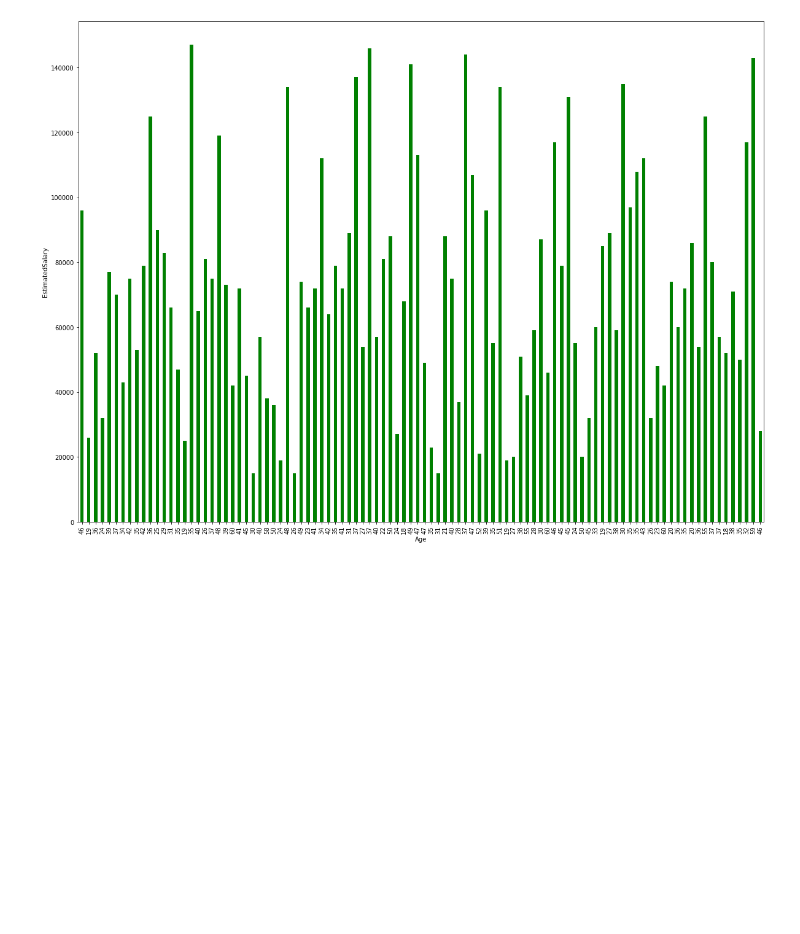
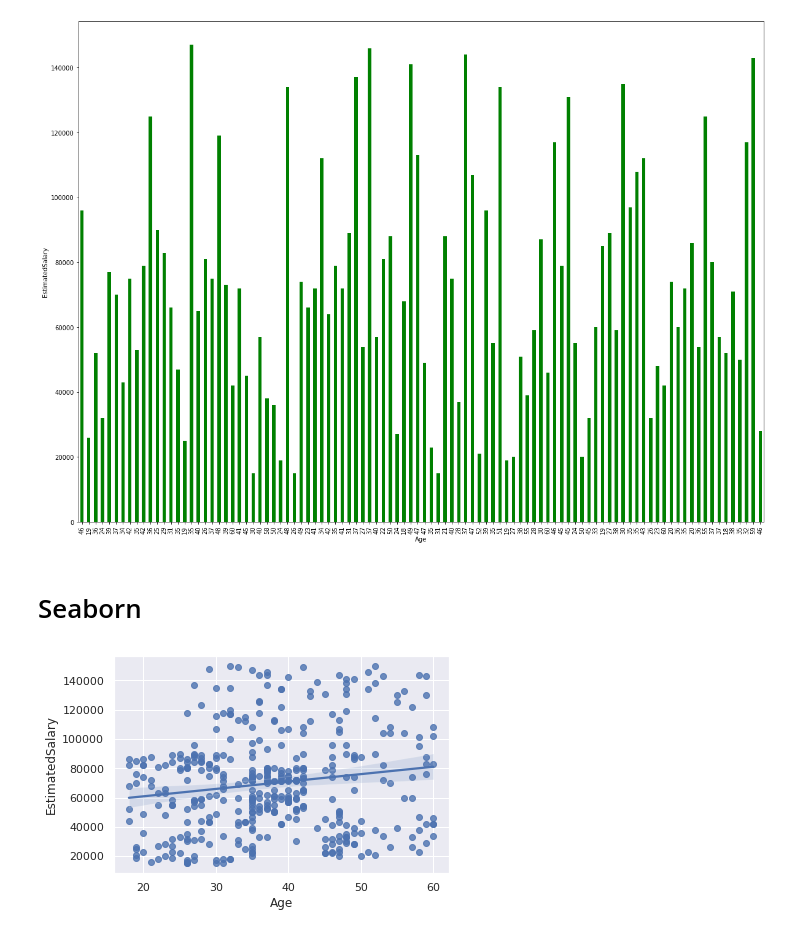
Before and after one commit to Minhaz78/Machine-Learning-Practice, a Jupyter notebook: Practice.ipynb, the cells around one changed output. Saved outputs shown, nothing was run; the diff lists cells and outputs as text; code cells hidden in the pictures; blank space fills up the shorter version.

Commit message:
Seaborn included

```diff
--- a/Practice.ipynb
+++ b/Practice.ipynb
@@ -139,3 +139,15 @@ X_test.set_index('Age')["EstimatedSalary"].plot.bar(
 # %% [output]
 <matplotlib.axes._subplots.AxesSubplot at 0x...>
 [figure]
+# %% [markdown]
+# Seaborn
+# %%
+import seaborn as sns
+sns.set_theme(style="darkgrid")
+# Make a custom palette with gendered colors
+pal = dict(male="#6495ED", female="#F08080")
+
+# Show the survival probability as a function of age and sex
+g = sns.regplot(x="Age", y="EstimatedSalary", data=df)
+# %% [output]
+[figure, added]
```
Also changed, not shown: parts of 1 cell of this notebook.
